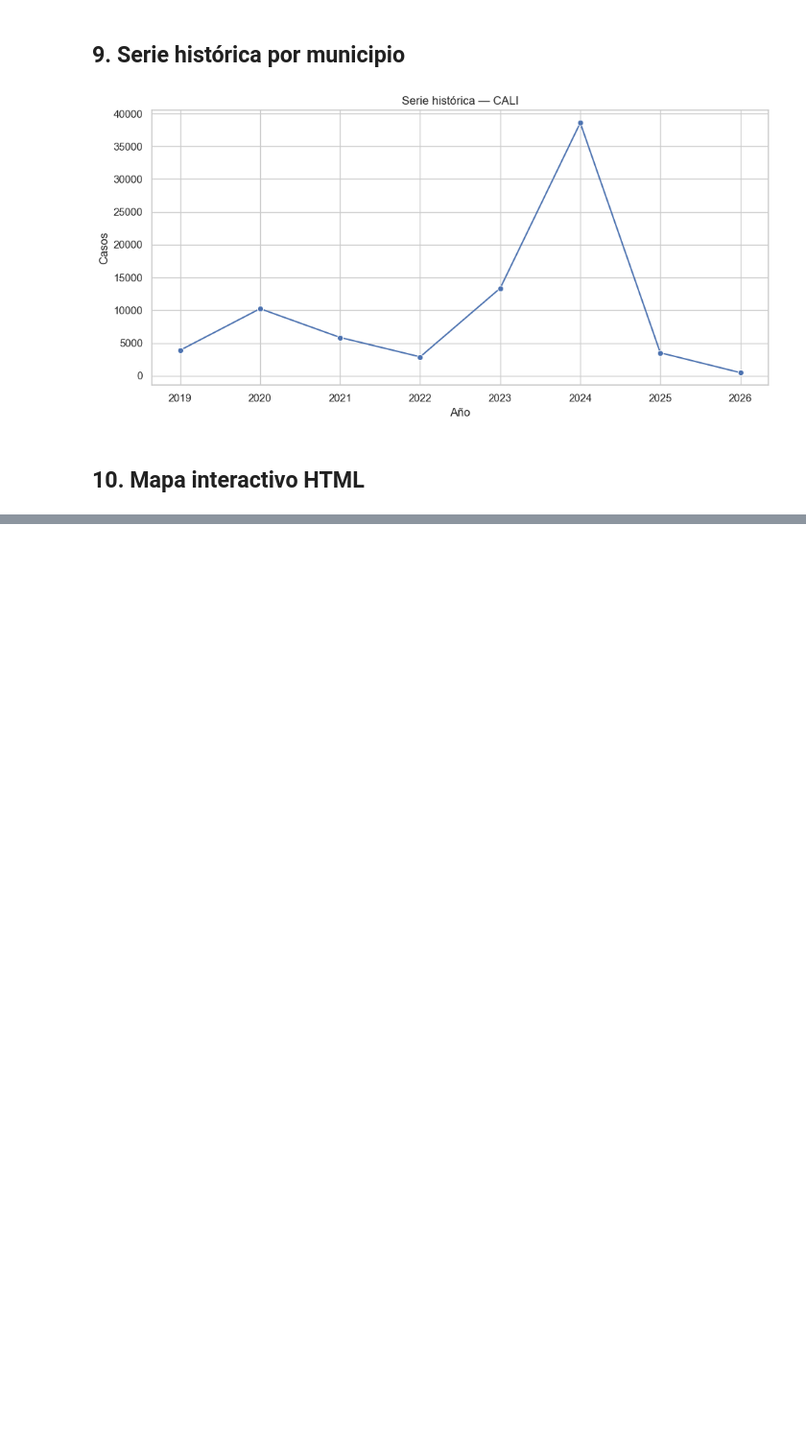
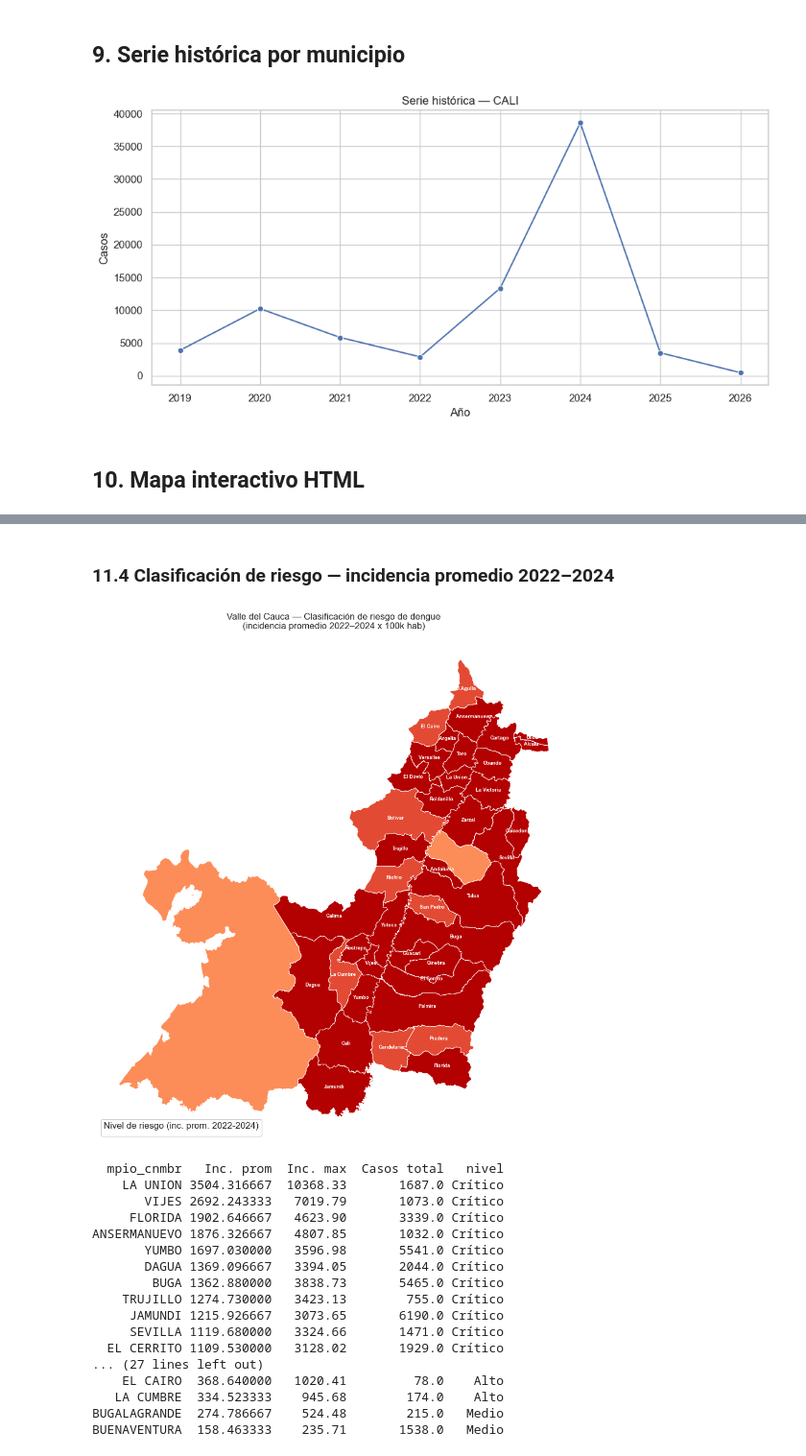
Before and after one commit to germanavila09/Modelo-Dengue-Valle-del-Cauca, a Jupyter notebook: notebooks/analisis_dengue.ipynb, the cells around one changed output, grey strips where cells are left out. Shown at 96% size. Cells and saved outputs as stored; diff of their text form; code cells hidden in the pictures; blank space fills up the shorter version.

```diff
--- a/notebooks/analisis_dengue.ipynb
+++ b/notebooks/analisis_dengue.ipynb
@@ -136,0 +344,75 @@ graficar_serie_municipio(pivot, MUNICIPIO);
+# %% [markdown]
+### 11.4 Clasificación de riesgo — incidencia promedio 2022–2024
+# %%
+ANIOS_RIESGO = [2022, 2023, 2024]
+
+df_riesgo = (
+    gdf_geo[gdf_geo["año"].isin(ANIOS_RIESGO)]
+    .groupby("mpio_ccdgo_full", as_index=False)
+    .agg(
+        inc_prom   = ("incidencia_dengue", "mean"),
+        inc_max    = ("incidencia_dengue", "max"),
+        casos_sum  = ("conteo_dengue",     "sum"),
+        mpio_cnmbr = ("mpio_cnmbr",        "first"),
+    )
+)
+
+def nivel_riesgo(inc):
+    if   inc >= 600:  return "Crítico"
+    elif inc >= 300:  return "Alto"
+    elif inc >= 100:  return "Medio"
+    else:             return "Bajo"
+
+df_riesgo["nivel"] = df_riesgo["inc_prom"].apply(nivel_riesgo)
+
+# Drop mpio_cnmbr before merge — municipios_geo ya la tiene
+gdf_riesgo = municipios_geo.merge(
+    df_riesgo.drop(columns=["mpio_cnmbr"]), on="mpio_ccdgo_full", how="left"
+)
+
+RIESGO_COLORS = {"Crítico":"#b30000","Alto":"#e34a33","Medio":"#fc8d59","Bajo":"#ffffcc"}
+ORDEN = ["Crítico","Alto","Medio","Bajo"]
+
+fig, ax = plt.subplots(figsize=(9, 11))
+for nivel in ORDEN:
+    sub = gdf_riesgo[gdf_riesgo["nivel"] == nivel]
+    if len(sub):
+        sub.plot(ax=ax, color=RIESGO_COLORS[nivel], edgecolor="white",
+                 linewidth=0.7, label=f"{nivel} ({len(sub)} mun.)")
+
+for _, r in gdf_riesgo[gdf_riesgo["nivel"].isin(["Crítico","Alto"])].iterrows():
+    cx, cy = r.geometry.centroid.x, r.geometry.centroid.y
+    ax.annotate(r["mpio_cnmbr"].title(), (cx, cy),
+                fontsize=6.5, ha="center", fontweight="bold", color="#fff")
+
+ax.legend(title="Nivel de riesgo (inc. prom. 2022-2024)", loc="lower left",
+          framealpha=0.85, fontsize=9)
+ax.set_title("Valle del Cauca — Clasificación de riesgo de dengue\n"
+             "(incidencia promedio 2022–2024 x 100k hab)", fontsize=12, pad=10)
+ax.set_axis_off()
+plt.tight_layout()
+plt.show()
+
+print(df_riesgo.sort_values("inc_prom", ascending=False)
+      [["mpio_cnmbr","inc_prom","inc_max","casos_sum","nivel"]]
+      .rename(columns={"inc_prom":"Inc. prom","inc_max":"Inc. max","casos_sum":"Casos total"})
+      .to_string(index=False))
+# %% [output]
+[figure, added]
+  mpio_cnmbr   Inc. prom  Inc. max  Casos total   nivel
+    LA UNION 3504.316667  10368.33       1687.0 Crítico
+       VIJES 2692.243333   7019.79       1073.0 Crítico
+     FLORIDA 1902.646667   4623.90       3339.0 Crítico
+ANSERMANUEVO 1876.326667   4807.85       1032.0 Crítico
+       YUMBO 1697.030000   3596.98       5541.0 Crítico
+       DAGUA 1369.096667   3394.05       2044.0 Crítico
+        BUGA 1362.880000   3838.73       5465.0 Crítico
+    TRUJILLO 1274.730000   3423.13        755.0 Crítico
+     JAMUNDI 1215.926667   3073.65       6190.0 Crítico
+     SEVILLA 1119.680000   3324.66       1471.0 Crítico
+  EL CERRITO 1109.530000   3128.02       1929.0 Crítico
+... (27 lines left out)
+    EL CAIRO  368.640000   1020.41         78.0    Alto
+   LA CUMBRE  334.523333    945.68        174.0    Alto
+BUGALAGRANDE  274.786667    524.48        215.0   Medio
+BUENAVENTURA  158.463333    235.71       1538.0   Medio
```
Also changed, not shown: parts of 14 cells of this notebook, 31 other files.
